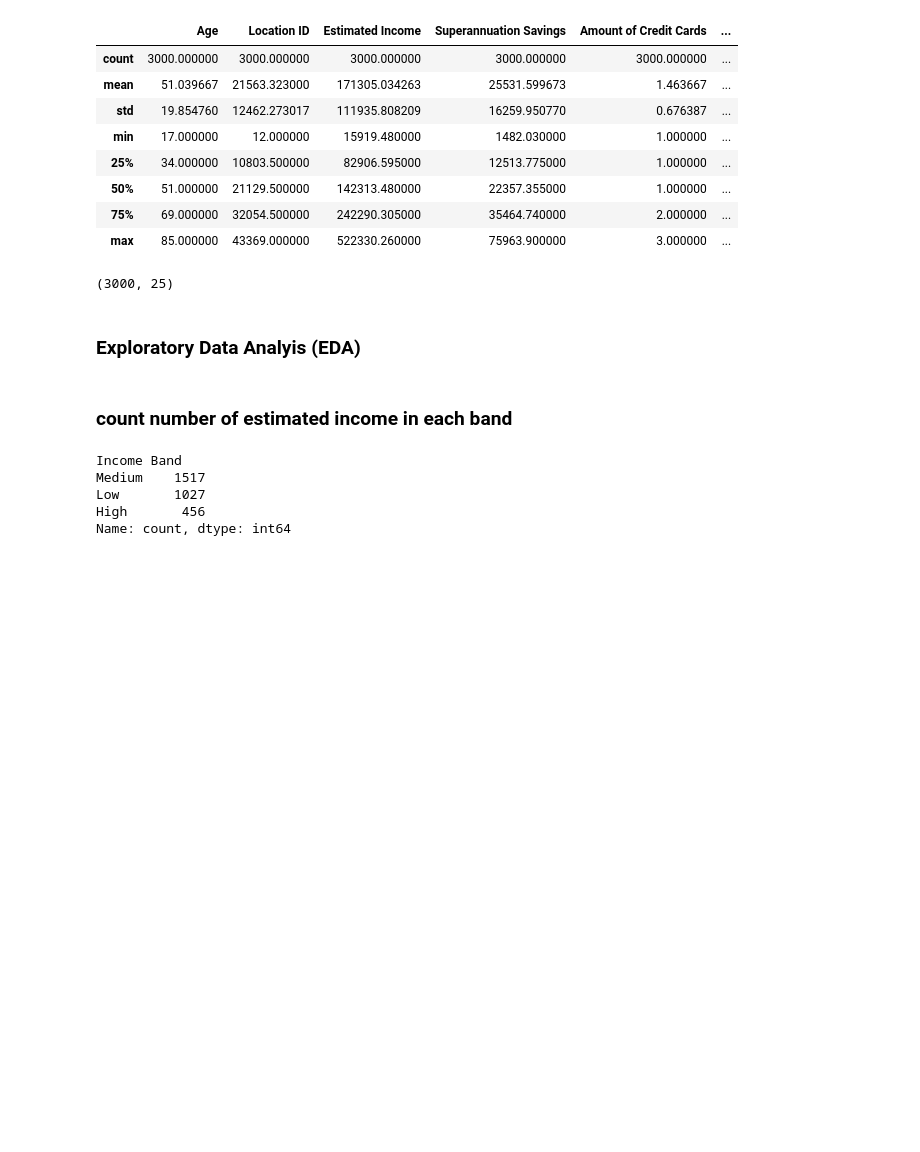
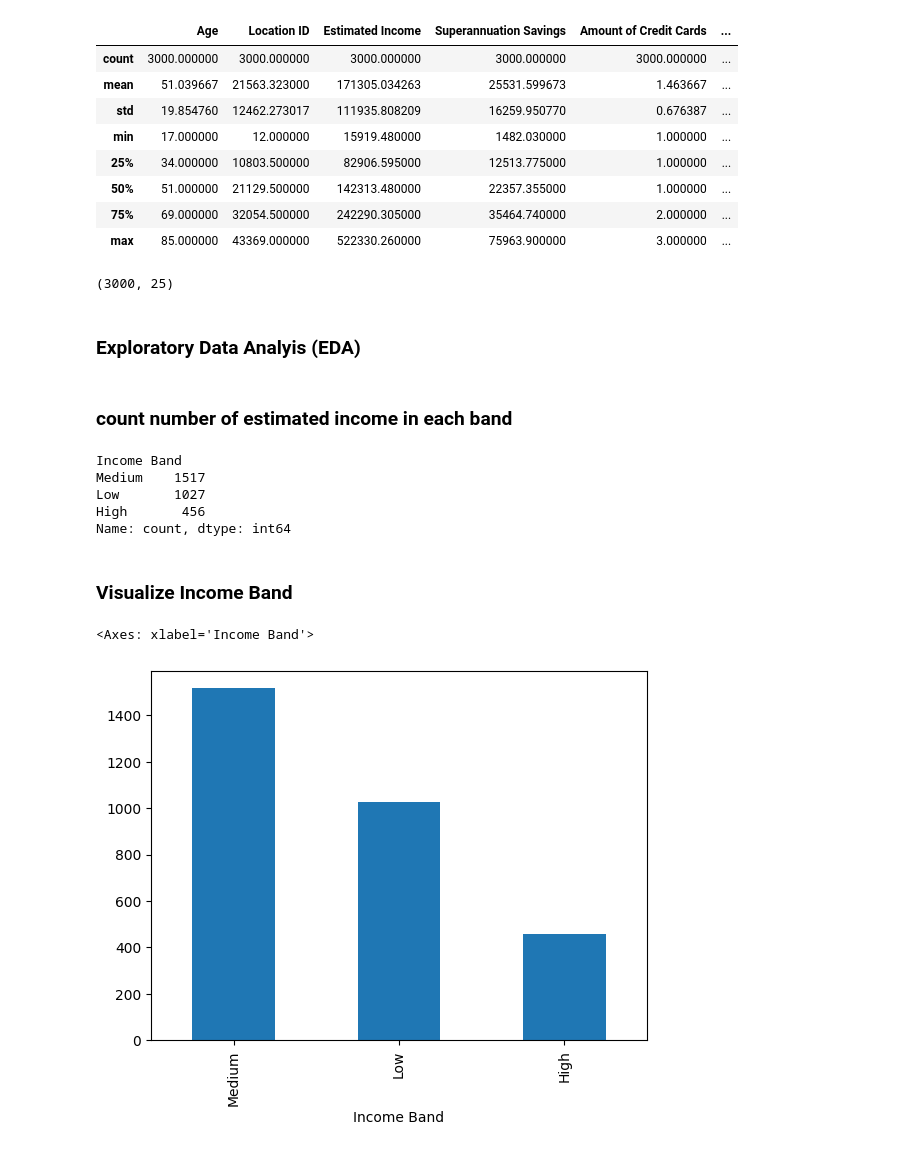
Before and after one commit to RealElvince/banking-EDA, a Jupyter notebook: notebooks/banking_EDA.ipynb, the cells around one changed output. Cells and saved outputs as stored; diff of their text form; code cells hidden in the pictures; blank space fills up the shorter version.

Commit message:
visualize number of customers per  income band.

```diff
--- a/notebooks/banking_EDA.ipynb
+++ b/notebooks/banking_EDA.ipynb
@@ -101,3 +101,10 @@ Medium    1517
 Low       1027
 High       456
 Name: count, dtype: int64
+# %% [markdown]
+### Visualize Income Band
+# %%
+df["Income Band"].value_counts().plot(kind="bar")
+# %% [output]
+<Axes: xlabel='Income Band'>
+[figure, added]
```
